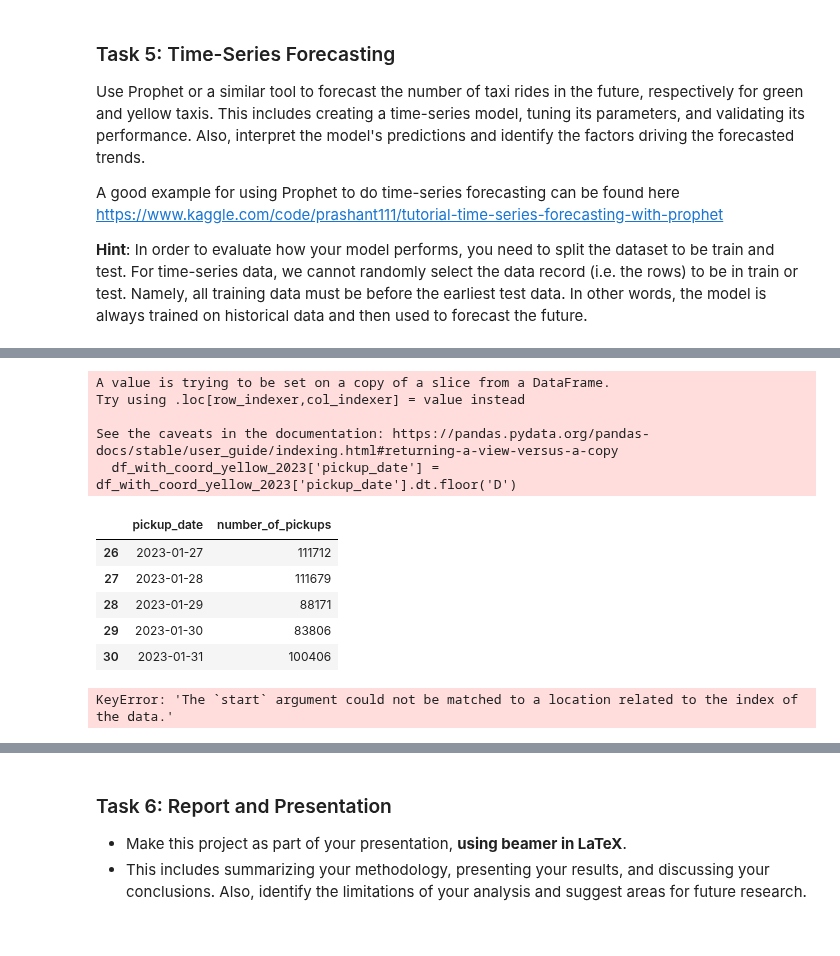
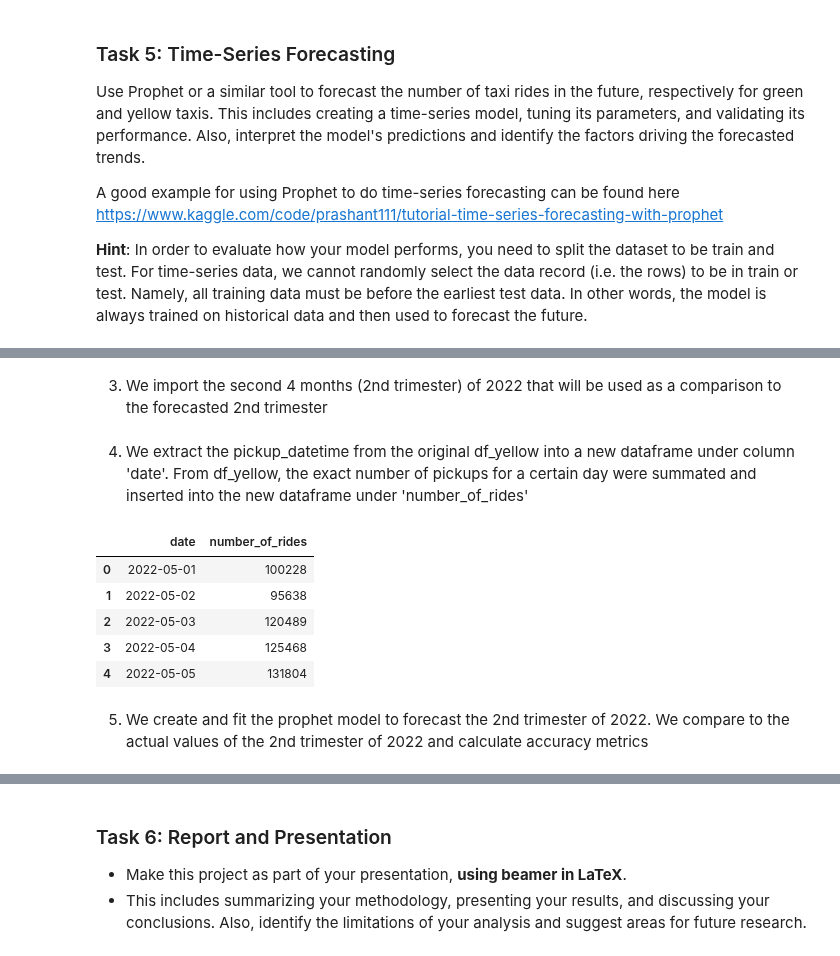
Before and after one commit to ngiorda4/NYC-Taxi-Analysis-and-Forecasting, a Jupyter notebook: 4_NGtemporal_spatial_data_analysis.ipynb, the cells around one changed output, grey strips where cells are left out. Drawn from its saved outputs; the diff is of its cells as text; code cells hidden in the pictures.

```diff
--- a/4_NGtemporal_spatial_data_analysis.ipynb
+++ b/4_NGtemporal_spatial_data_analysis.ipynb
@@ -372 +408,3 @@ df_zones = load_data_from_google_drive(url=zones_url)
+# %% [markdown]
+3. We import the second 4 months (2nd trimester) of 2022 that will be used as a comparison to the forecasted 2nd trimester
 # %%
@@ -384,53 +452,24 @@ df_with_coord_yellow.drop(['LocationID_x', 'LocationID_y', 'borough_x', 'Shape_L
 
 # Renamed columns
 df_with_coord_yellow.rename(columns={'lat_x': 'PU_lat', 'lng_x': 'PU_lng', 'lat_y': 'DO_lat', 'lng_y': 'DO_lng', 'zone_x': 'PU_zone', 'zone_y': 'DO_zone'}, inplace=True)
-# %%
-df_with_coord_yellow['pickup_date'] = pd.to_datetime(df_with_coord_yellow['pickup_date'])
-df_with_coord_yellow_2023 = df_with_coord_yellow[df_with_coord_yellow['pickup_date'].dt.year == 2023]
-df_with_coord_yellow_2023['pickup_date'] = df_with_coord_yellow_2023['pickup_date'].dt.floor('D')
-df_pickups = df_with_coord_yellow_2023['pickup_date'].value_counts().reset_index()
-df_pickups.columns = ['pickup_date', 'number_of_pickups']
-df_pickups = df_pickups.sort_values('pickup_date').reset_index(drop=True)
-df_pickups = df_pickups.drop(df_pickups.index[31])
-
-
-df_pickups.tail()
-# %% [output]
-A value is trying to be set on a copy of a slice from a DataFrame.
-Try using .loc[row_indexer,col_indexer] = value instead
-
-See the caveats in the documentation: https://pandas.pydata.org/pandas-docs/stable/user_guide/indexing.html#returning-a-view-versus-a-copy
-  df_with_coord_yellow_2023['pickup_date'] = df_with_coord_yellow_2023['pickup_date'].dt.floor('D')
-|  | pickup_date | number_of_pickups |
-| 26 | 2023-01-27 | 111712 |
-| 27 | 2023-01-28 | 111679 |
-| 28 | 2023-01-29 | 88171 |
-| 29 | 2023-01-30 | 83806 |
-| 30 | 2023-01-31 | 100406 |
-# %%
-import pandas as pd
-import numpy as np
-import matplotlib.pyplot as plt
-from statsmodels.tsa.statespace.sarimax import SARIMAX
-
-# Convert series to numpy array
-train = df_pickups['number_of_pickups'].loc[:'2023-01-31'].values
-test = df_pickups['number_of_pickups'].loc['2023-02-01':].values
-
-model = SARIMAX(train, order=(1, 0, 0), seasonal_order=(1, 1, 1, 12))
-model_fit = model.fit()
-
-predictions = model_fit.predict(start='2023-02-01', end='2023-02-28')
-mse = np.mean((predictions - test) ** 2)
-rmse = np.sqrt(mse)
-
-plt.figure(figsize=(10, 6))
-plt.plot(df_pickups.index, df_pickups['number_of_pickups'], label='Actual')
-plt.plot(predictions.index, predictions, label='Predicted')
-plt.xlabel('Date')
-plt.ylabel('Number of Pickups')
-plt.title('Actual vs Predicted Number of Pickups')
-plt.legend()
-plt.show()
-# %% [output]
-KeyError: 'The `start` argument could not be matched to a location related to the index of the data.'
+# %% [markdown]
+4. We extract the pickup_datetime from the original df_yellow into a new dataframe under column 'date'. From df_yellow, the exact number of pickups for a certain day were summated and inserted into the new dataframe under 'number_of_rides'
+# %%
+df_with_coord_yellow['pickup_datetime'] = pd.to_datetime(df_with_coord_yellow['tpep_pickup_datetime'])
+df_with_coord_yellow['date'] = df_with_coord_yellow['pickup_datetime'].dt.floor('D')
+df_with_coord_yellow_2022 = df_with_coord_yellow[df_with_coord_yellow['pickup_datetime'].dt.year == 2022]
+df_rides_actual = df_with_coord_yellow_2022['date'].value_counts().reset_index()
+df_rides_actual.columns = ['date', 'number_of_rides']
+df_rides_actual = df_rides_actual.sort_values('date').reset_index(drop=True)
+df_rides_actual = df_rides_actual.drop(df_rides_actual.index[124]).drop(df_rides_actual.index[0]).reset_index(drop=True)
+
+df_rides_actual.head()
+# %% [output]
+|  | date | number_of_rides |
+| 0 | 2022-05-01 | 100228 |
+| 1 | 2022-05-02 | 95638 |
+| 2 | 2022-05-03 | 120489 |
+| 3 | 2022-05-04 | 125468 |
+| 4 | 2022-05-05 | 131804 |
+# %% [markdown]
+5. We create and fit the prophet model to forecast the 2nd trimester of 2022. We compare to the actual values of the 2nd trimester of 2022 and calculate accuracy metrics
```
Also changed, not shown: parts of 23 cells of this notebook.
